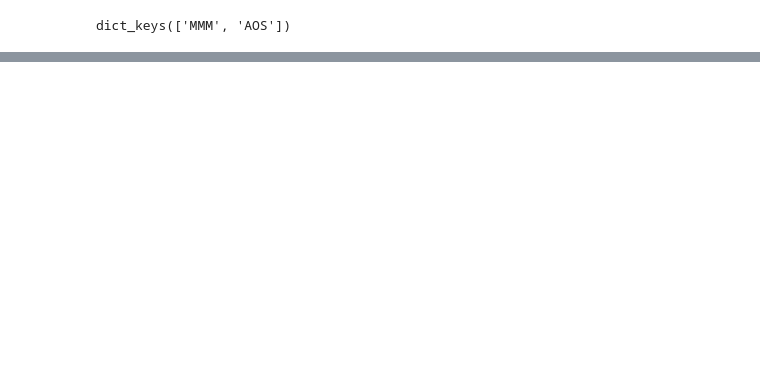
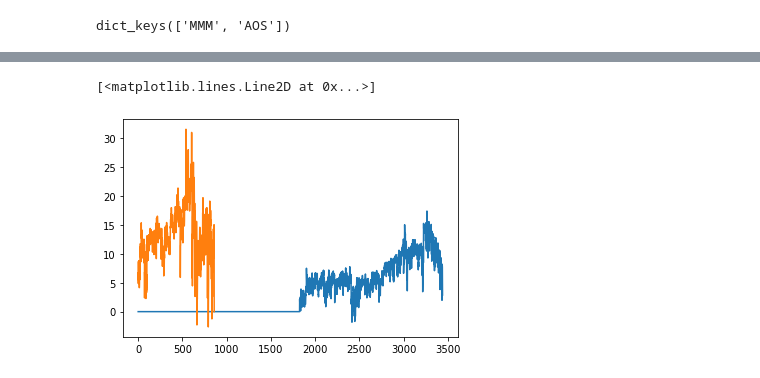
Before and after one commit to labs14-investment-risk-analysis/Data-Science, a Jupyter notebook: jupyter_notebooks/modeling/Automation.ipynb, the cells around one changed output, grey strips where cells are left out. Cells and saved outputs as stored; diff of their text form; code cells hidden in the pictures; blank space fills up the shorter version.

```diff
--- a/jupyter_notebooks/modeling/Automation.ipynb
+++ b/jupyter_notebooks/modeling/Automation.ipynb
@@ -137,5 +141,7 @@ data_dict = {}
 # %%
-for sym in sp500[:12]:
+# Note: attempting to get data from alpha-vantage for 'AES' causes api error
+# Todo: wrap in try except in case of similar errors.
+for sym in sp500[12:16]:
     if sym not in data_dict.keys():
         X_train, X_test, y_train, y_test = generate_df_fracdiff_target(sym, return_type='Xy_trte', shift=1)
         data_dict[sym] = [X_train, X_test, y_train, y_test]
@@ -381,0 +346,6 @@ for k in data_dict.keys():
+# %%
+    plt.plot(data_dict['MMM'][2])
+    plt.plot(data_dict['MMM'][3])
+# %% [output]
+[<matplotlib.lines.Line2D at 0x...>]
+[figure, added]
```
Also changed, not shown: parts of 6 cells of this notebook, 6 other files.
